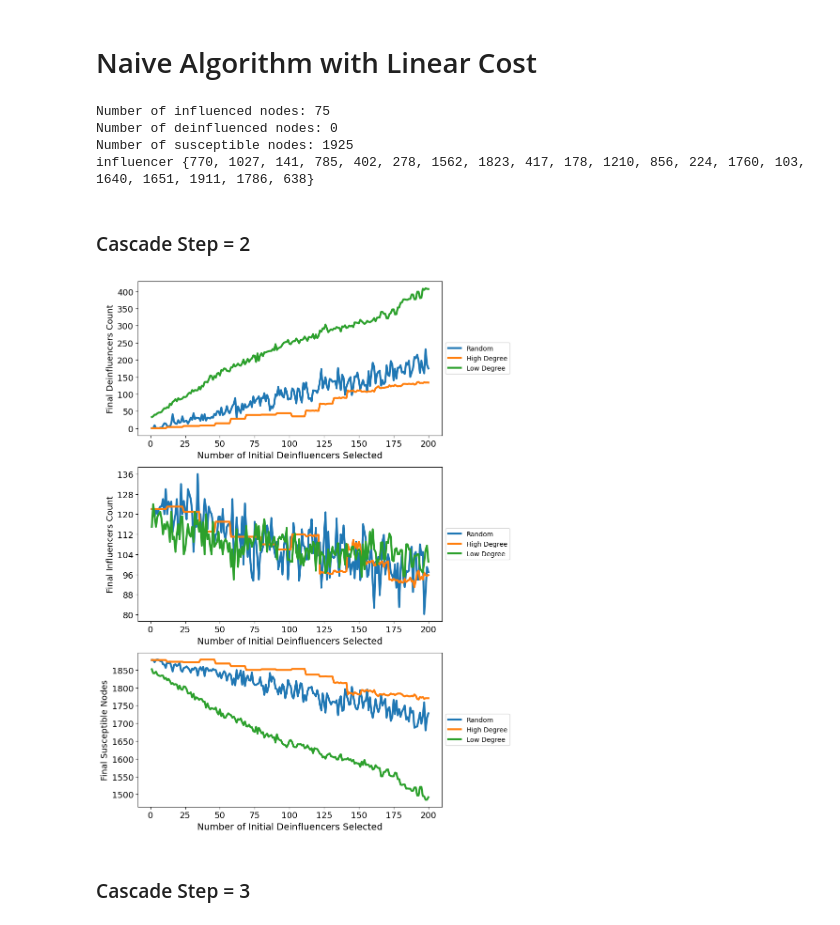
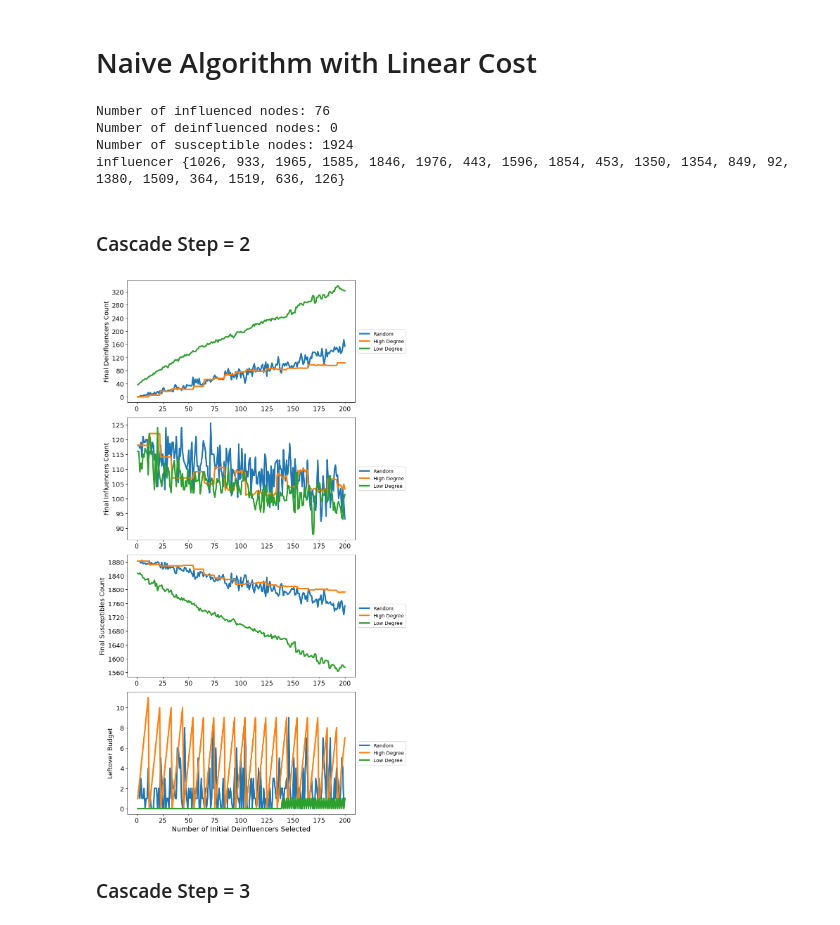
Before and after one commit to huberyhub/deinfluencer, a Jupyter notebook: tests-budget/lin_naive.ipynb, the cells around one changed output. Saved outputs shown, nothing was run; the diff lists cells and outputs as text; code cells hidden in the pictures.

```diff
--- a/tests-budget/lin_naive.ipynb
+++ b/tests-budget/lin_naive.ipynb
@@ -11,5 +13,5 @@ G = nx.gnm_random_graph(2000, 4000)
 # %%
-model = ef.run_influence_cascade(G, num_influencers=20, steps=3, selection_method='random')
+model = env.run_influence_cascade(G, num_influencers=20, steps=3, selection_method='random')
 
 # Evaluate the influence and deinfluence
 num_influenced = model.evaluate_influence()
@@ -29,19 +31,19 @@ print(f"Number of deinfluenced nodes: {num_deinfluenced}")
 print(f"Number of susceptible nodes: {num_susceptible}")
 print('influencer', model.selected_influencers)
 # %% [output]
-Number of influenced nodes: 75
+Number of influenced nodes: 76
 Number of deinfluenced nodes: 0
-Number of susceptible nodes: 1925
-influencer {770, 1027, 141, 785, 402, 278, 1562, 1823, 417, 178, 1210, 856, 224, 1760, 103, 1640, 1651, 1911, 1786, 638}
+Number of susceptible nodes: 1924
+influencer {1026, 933, 1965, 1585, 1846, 1976, 443, 1596, 1854, 453, 1350, 1354, 849, 92, 1380, 1509, 364, 1519, 636, 126}
 # %% [markdown]
 ### Cascade Step = 2
 # %%
 budget_list = list(range(1, 201))
-deinfluencers_list = ef.select_deinfluencers_budget_naive(budget_list, model_fixed_influencers,'budget_linear')
-results = ef.average_results_simple(deinfluencers_list, model_fixed_influencers, num_runs=2, steps=3)
-ef.plot_deinfluencer_results_exp2(results, G)
+deinfluencers_list = env.select_deinfluencers_budget_naive(budget_list, model_fixed_influencers,'budget_linear')
+results = env.average_results_budget(deinfluencers_list, model_fixed_influencers, num_runs=3, steps=2)
+env.plot_deinfluencer_results_budget(results, G)
 # %% [output]
-[figure, old version]
+[figure, new version]
 # %% [markdown]
 ### Cascade Step = 3
 # %%
```
Also changed, not shown: parts of 6 cells of this notebook, 5 other files.
